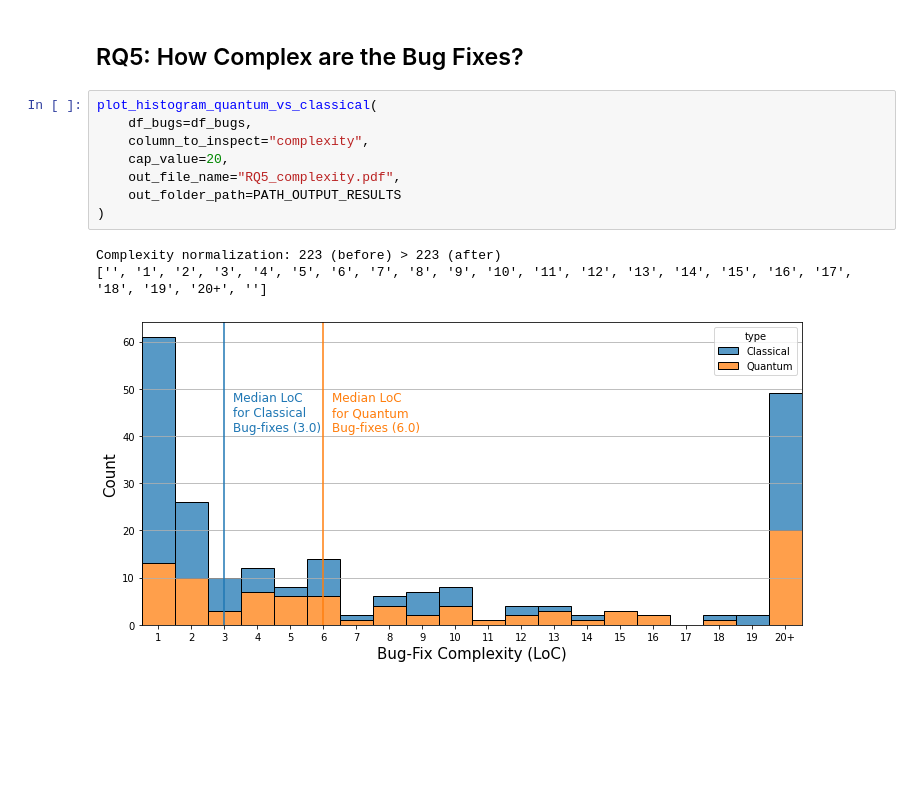
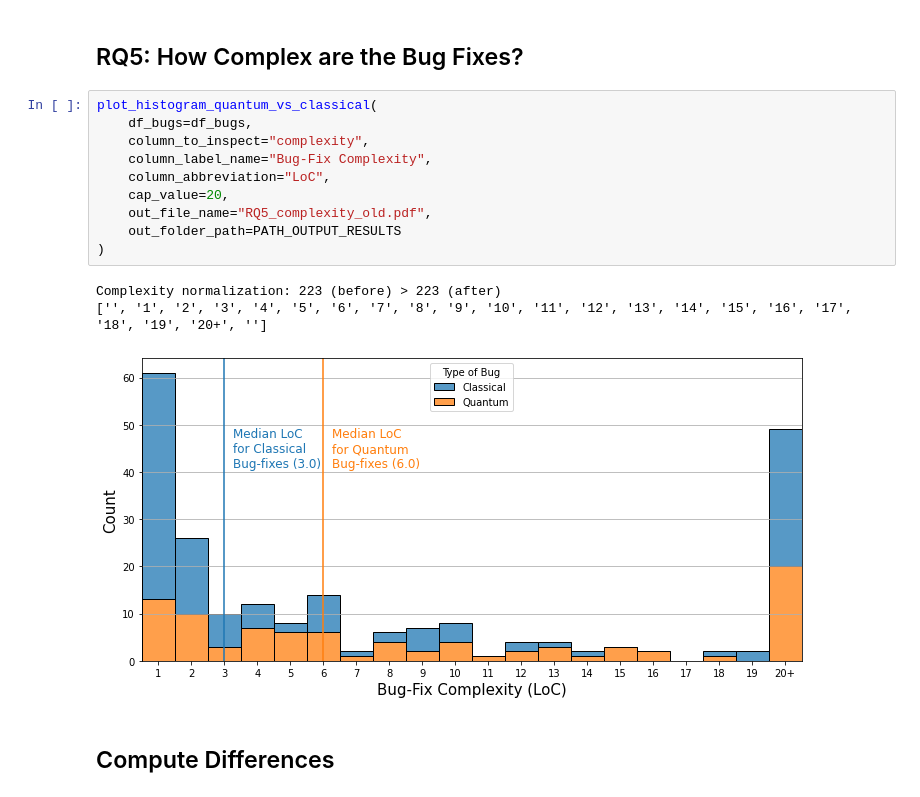
Before and after one commit to MattePalte/Bugs-Quantum-Computing-Platforms, a Jupyter notebook: notebooks/03_Reproducibility_of_Paper_Analysis.ipynb, the cells around one changed output. Saved outputs shown, nothing was run; the diff lists cells and outputs as text; blank space fills up the shorter version.

```diff
--- a/notebooks/03_Reproducibility_of_Paper_Analysis.ipynb
+++ b/notebooks/03_Reproducibility_of_Paper_Analysis.ipynb
@@ -181,12 +182,16 @@ plot_bar_chart_quantum_vs_classical(
 # %%
 plot_histogram_quantum_vs_classical(
     df_bugs=df_bugs,
     column_to_inspect="complexity",
+    column_label_name="Bug-Fix Complexity",
+    column_abbreviation="LoC",
     cap_value=20,
-    out_file_name="RQ5_complexity.pdf",
+    out_file_name="RQ5_complexity_old.pdf",
     out_folder_path=PATH_OUTPUT_RESULTS
 )
 # %% [output]
 Complexity normalization: 223 (before) > 223 (after)
 ['', '1', '2', '3', '4', '5', '6', '7', '8', '9', '10', '11', '12', '13', '14', '15', '16', '17', '18', '19', '20+', '']
-[figure, old version]
+[figure, new version]
+# %% [markdown]
+## Compute Differences
```
Also changed, not shown: parts of 5 cells of this notebook, 10 other files.
